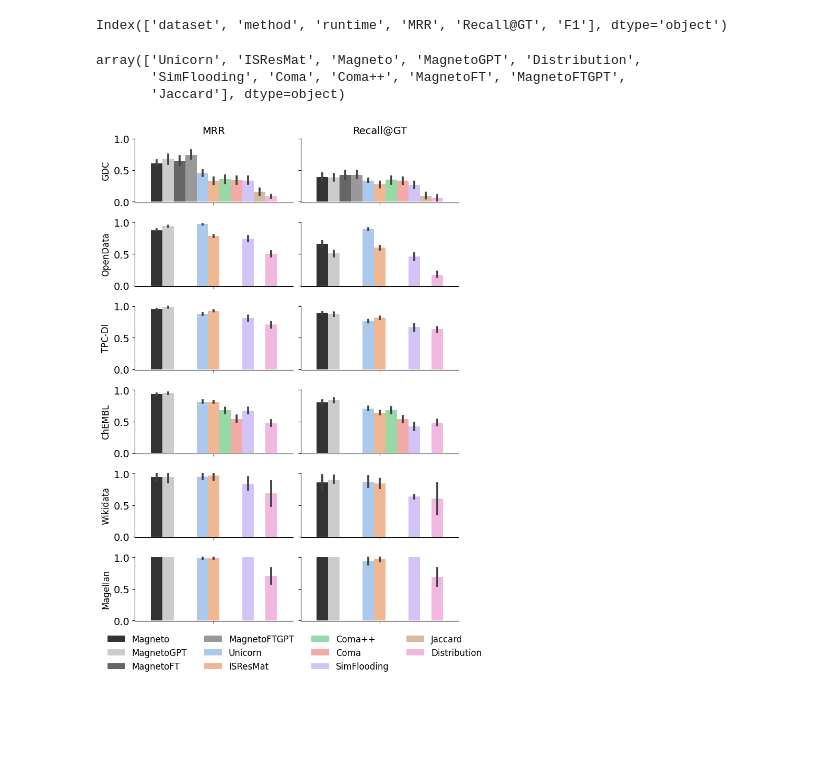
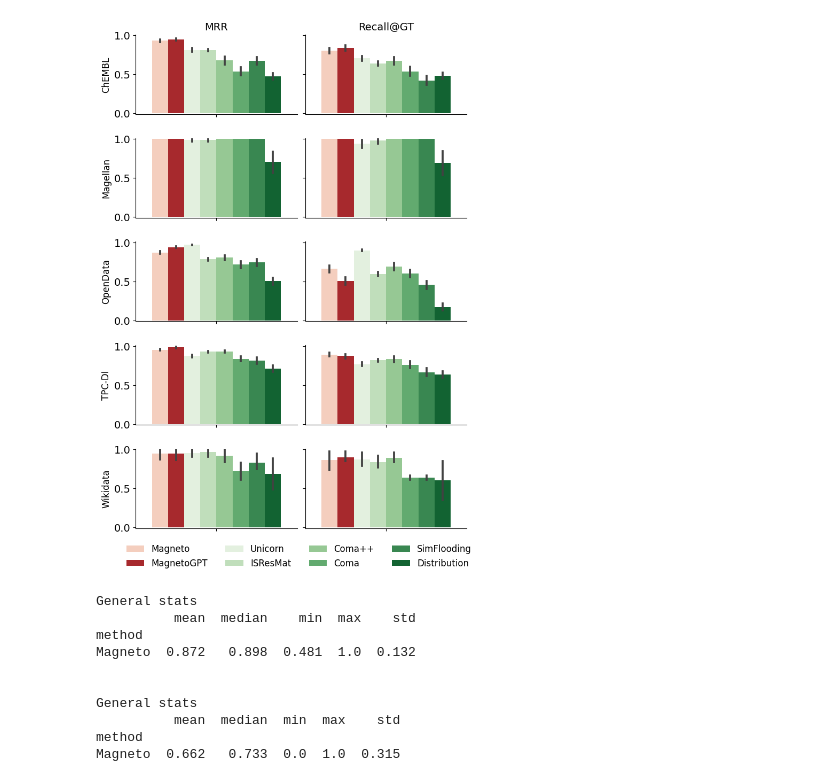
Before and after one commit to kevin-fang-lscm/magneto-matcher, a Jupyter notebook: results_visualization/1_main_results.ipynb, the cells around one changed output. Drawn from its saved outputs; the diff is of its cells as text; code cells hidden in the pictures; blank space fills up the shorter version.

```diff
--- a/results_visualization/1_main_results.ipynb
+++ b/results_visualization/1_main_results.ipynb
@@ -117,7 +118,8 @@ def fix_df(df):
     df = df.rename(columns={'All_F1Score': 'F1'})
     df = df.rename(columns={'mrr': 'MRR'})
 
-    df['method'] = df['method'].replace({'MatchMaker': 'Magneto', 'MatchMakerGPT': 'MagnetoGPT'})
+    df['method'] = df['method'].replace(
+        {'MatchMaker': 'Magneto', 'MatchMakerGPT': 'MagnetoGPT'})
     df['method'].unique()
 
     df = df.round(3)
@@ -332,18 +332,16 @@ coma_path = main_path + 'comas/*.csv'
 # %%
 unicorn_df = load_other_methods(unicorn_path)
 isresmat_df = load_other_methods(isresmat_path)
+# valentine_df = load_other_methods(valentine_path) # using our local run for accuracy
+
 mm_df = load_our_methods(mm_path)
-mmstr_df = load_our_methods(mmstr_path)
 mm_gpt_df = load_our_methods(mm_gpt_path)
 
 sim_dist_df = load_our_methods(simflood_dist_based)
 # sim_dist_df
+coma_df = load_our_methods(coma_path)
+df = pd.concat([unicorn_df, isresmat_df, mm_df,
+               mm_gpt_df, sim_dist_df, coma_df])
 
-coma_df = load_our_methods(coma_path)
-
-df = pd.concat([unicorn_df, isresmat_df, mm_df,  mm_gpt_df, sim_dist_df, coma_df])
 
 df = fix_df(df)
-
-plot_bars_all(df, save='figures/main_experiment_all_methods.pdf')
-df.method.unique()
@@ -362,13 +355,11 @@ df['method'] = df['method'].replace('DistributionBased', 'Distribution')
 # %%
 main_path_gdc = 'server_results/main_experiment_gdc/'
 other_methods_path_gdc = main_path_gdc + 'results_gdc_new.csv'
-our_method_path_gdc= main_path_gdc + 'gdc_studies_gdc_studies_results_20241126092316.csv'
+our_method_path_gdc = main_path_gdc + \
+    'gdc_studies_gdc_studies_results_20241126092316.csv'
 
 df_other_gdc = load_other_methods_gdc(other_methods_path_gdc)
-df_our_gdc = load_our_methods_gdc(our_method_path_gdc)
-df_gdc = pd.concat([df_our_gdc, df_other_gdc])
+# df_our_gdc = load_our_methods_gdc(our_method_path_gdc)
+# df_gdc = pd.concat([df_our_gdc, df_other_gdc])
 
-df_gdc = fix_df_gdc(df_gdc)
-df_gdc.columns
+# df_gdc = fix_df_gdc(df_gdc)
-# %% [output]
-Index(['dataset', 'method', 'runtime', 'MRR', 'Recall@GT', 'F1'], dtype='object')
@@ -375,38 +372,30 @@ Index(['dataset', 'method', 'runtime', 'MRR', 'Recall@GT', 'F1'], dtype='object'
 # %%
-df_all = pd.concat([df, df_gdc])
-df_all = pd.concat([df, df_gdc])
-
-df_all.method.unique()
-
-df_all['method'] = df_all['method'].apply(lambda x: 'Magneto' if 'MatchMaker' in x else x)
-
 
 
 # order_to_show =  ['Magneto ', 'Magneto FT', 'Magneto FTGPT', 'Magneto GPT','Unicorn', 'ISResMat', 'MatchMaker', 'MatchMakerGPT', ,
 #        , 'Jaccard', 'Coma',
 #        'Distribution', 'Coma++', 'SimFlooding']
 
 sorted_list = [
     'Magneto',
     'MagnetoGPT',
-    'MagnetoFT',
-    'MagnetoFTGPT',
+    # 'MagnetoFT',
+    # 'MagnetoFTGPT',
     'Unicorn',
     'ISResMat',
     'Coma++',
     'Coma',
     'SimFlooding',
-    #'Jaccard', takes super long time and accuracy is super low, let's remove it
+    # 'Jaccard', takes super long time and accuracy is super low, let's remove it
     'Distribution'
 ]
 
+df = df.sort_values(by='dataset')
 
 
-plot_bars_all_gdc(df_all, order=sorted_list, save='figures/main_experiment_all_methods.pdf')
+plot_bars_all_valentine(df, order=sorted_list,
+                        save='figures/main_experiment_valentine.pdf')
 
-df_all.method.unique()
+# df_all.method.unique()
 # %% [output]
-array(['Unicorn', 'ISResMat', 'Magneto', 'MagnetoGPT', 'Distribution',
-       'SimFlooding', 'Coma', 'Coma++', 'MagnetoFT', 'MagnetoFTGPT',
-       'Jaccard'], dtype=object)
-[figure, old version]
+[figure, new version]
@@ -412,0 +407,14 @@ array(['Unicorn', 'ISResMat', 'Magneto', 'MagnetoGPT', 'Distribution',
+# %%
+analyze(mm, 'MRR')
+analyze(mm, 'Recall@GT')
+# %% [output]
+General stats
+          mean  median    min  max    std
+method
+Magneto  0.872   0.898  0.481  1.0  0.132
+
+
+General stats
+          mean  median  min  max    std
+method
+Magneto  0.662   0.733  0.0  1.0  0.315
```
Also changed, not shown: parts of 9 cells of this notebook, 7 other files.
